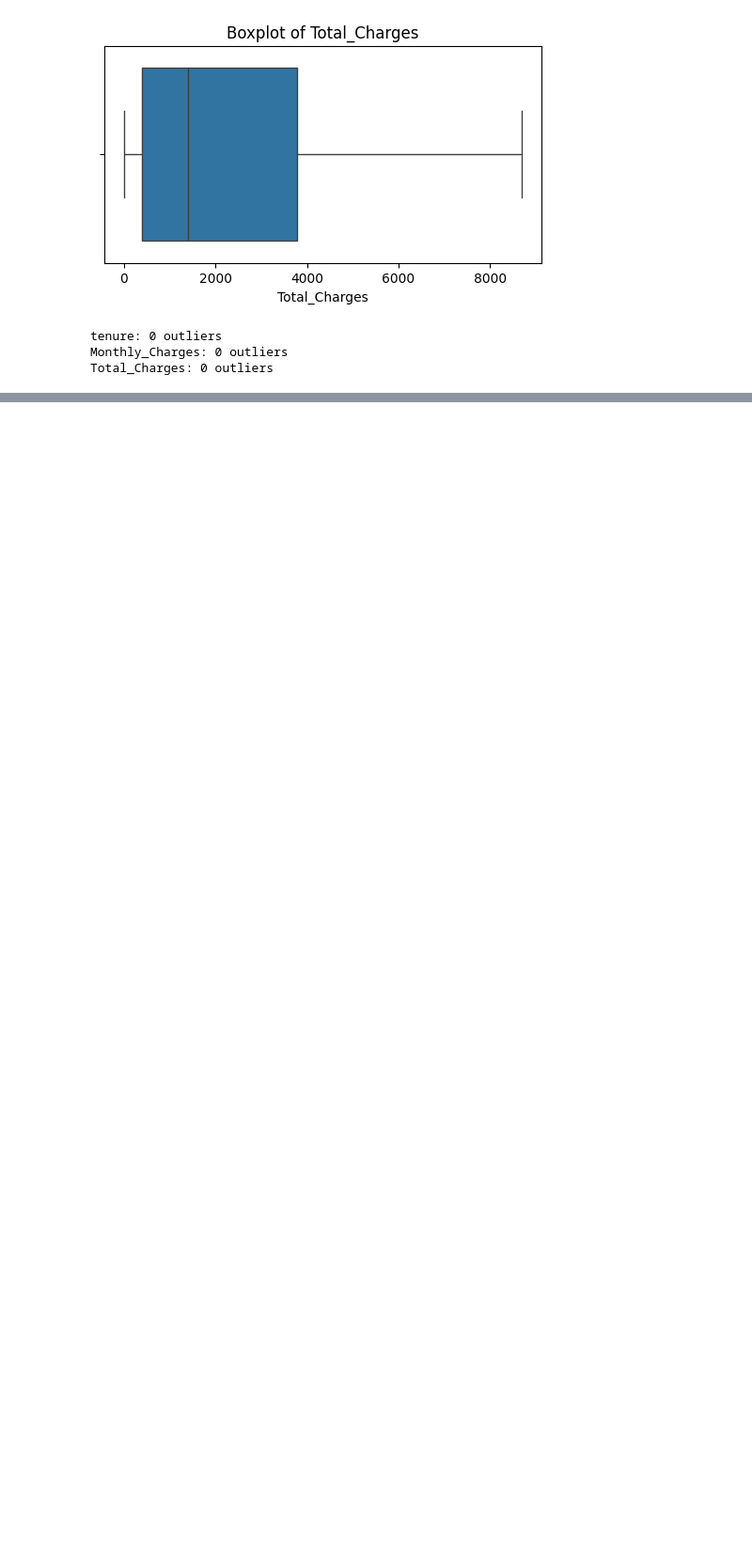
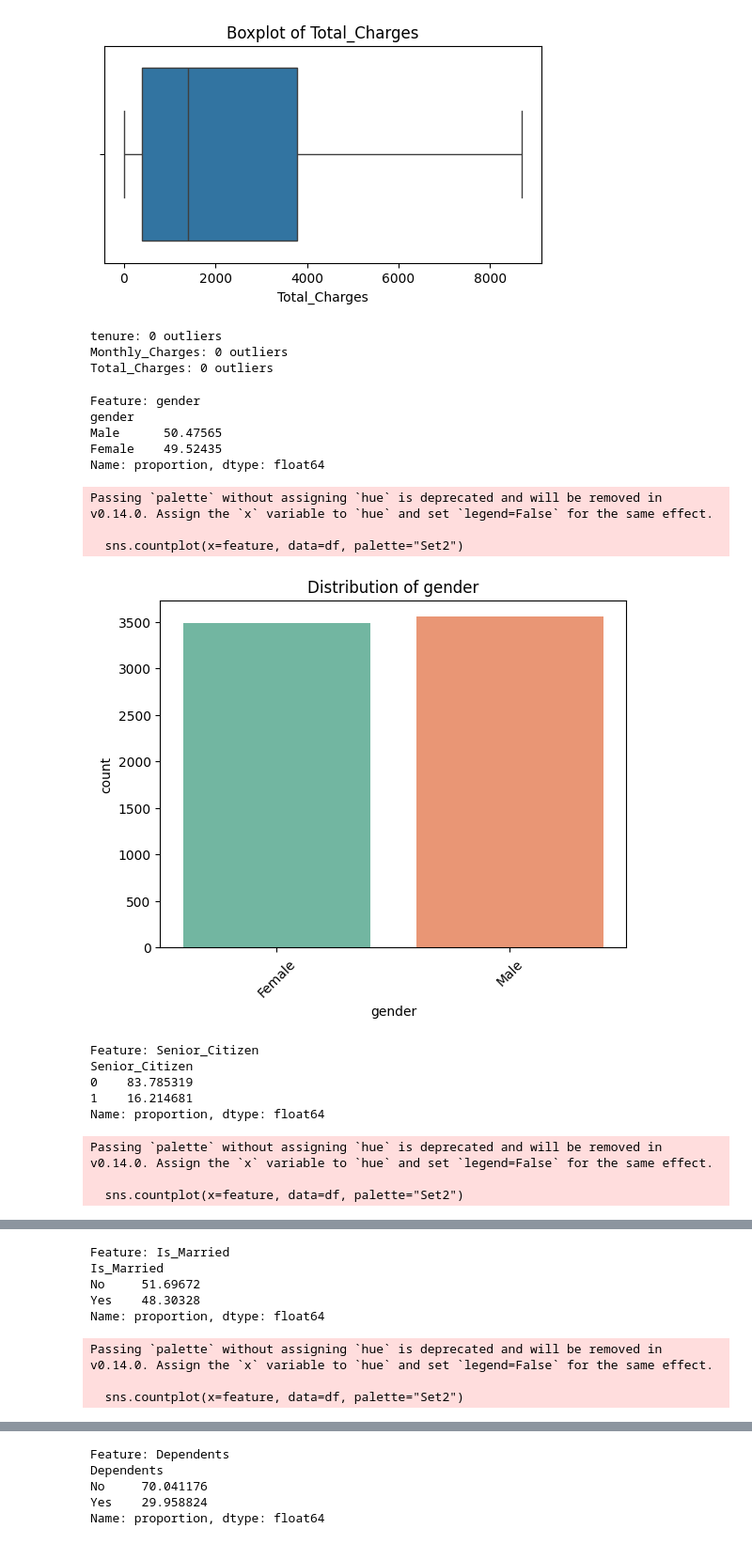
Before and after one commit to arwa-5aled/TelecomChurnUseCase, a Jupyter notebook: notebooks/exploratoryandpreprocessing.ipynb, the cells around one changed output, grey strips where cells are left out. Shown at 94% size. Drawn from its saved outputs; the diff is of its cells as text; code cells hidden in the pictures; blank space fills up the shorter version.

Commit message:
imbalanced data check

```diff
--- a/notebooks/exploratoryandpreprocessing.ipynb
+++ b/notebooks/exploratoryandpreprocessing.ipynb
@@ -641,3 +638,36 @@ for col in ['tenure', 'Monthly_Charges', 'Total_Charges']:
 tenure: 0 outliers
 Monthly_Charges: 0 outliers
 Total_Charges: 0 outliers
+# %%
+categorical_features = [
+    'gender', 'Senior_Citizen ', 'Is_Married', 'Dependents',
+    'Phone_Service', 'Internet_Service', 'Online_Security', 'Online_Backup',
+    'Device_Protection', 'Tech_Support', 'Streaming_TV', 'Streaming_Movies',
+    'Contract', 'Paperless_Billing', 'Payment_Method'
+]
+
+for feature in categorical_features:
+    print(f"\nFeature: {feature}")
+    print(df[feature].value_counts(normalize=True) * 100)  # Percentage distribution
+    sns.countplot(x=feature, data=df, palette="Set2")
+    plt.title(f"Distribution of {feature}")
+    plt.xticks(rotation=45)
+    plt.show()
+# %% [output]
+Feature: gender
+gender
+Male      50.47565
+Female    49.52435
+Name: proportion, dtype: float64
+Passing `palette` without assigning `hue` is deprecated and will be removed in v0.14.0. Assign the `x` variable to `hue` and set `legend=False` for the same effect.
+
+  sns.countplot(x=feature, data=df, palette="Set2")
+[figure, added]
+Feature: Senior_Citizen
+Senior_Citizen
+0    83.785319
+1    16.214681
+Name: proportion, dtype: float64
+Passing `palette` without assigning `hue` is deprecated and will be removed in v0.14.0. Assign the `x` variable to `hue` and set `legend=False` for the same effect.
+
+  sns.countplot(x=feature, data=df, palette="Set2")
@@ -643,0 +675,8 @@ Total_Charges: 0 outliers
+Feature: Is_Married
+Is_Married
+No     51.69672
+Yes    48.30328
+Name: proportion, dtype: float64
+Passing `palette` without assigning `hue` is deprecated and will be removed in v0.14.0. Assign the `x` variable to `hue` and set `legend=False` for the same effect.
+
+  sns.countplot(x=feature, data=df, palette="Set2")
@@ -643,0 +684,5 @@ Total_Charges: 0 outliers
+Feature: Dependents
+Dependents
+No     70.041176
+Yes    29.958824
+Name: proportion, dtype: float64
```
Also changed, not shown: parts of 2 cells of this notebook.
